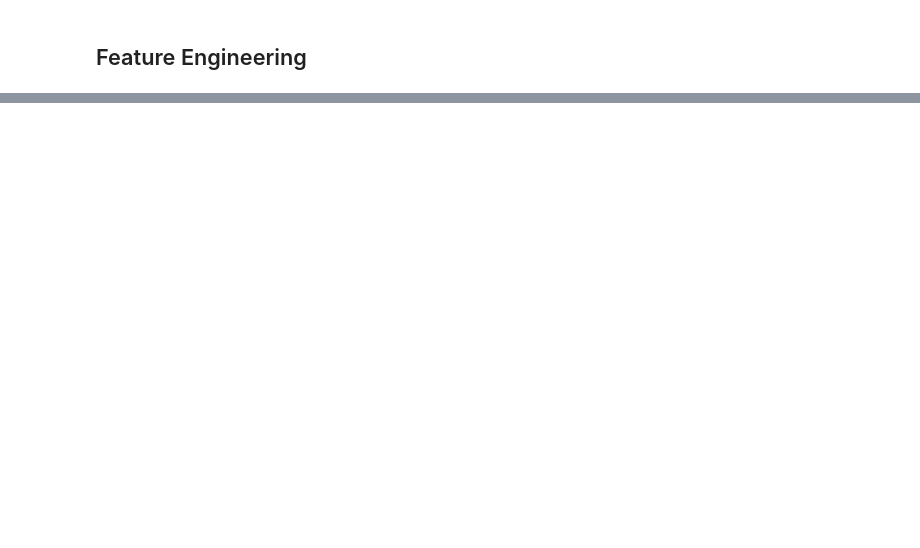
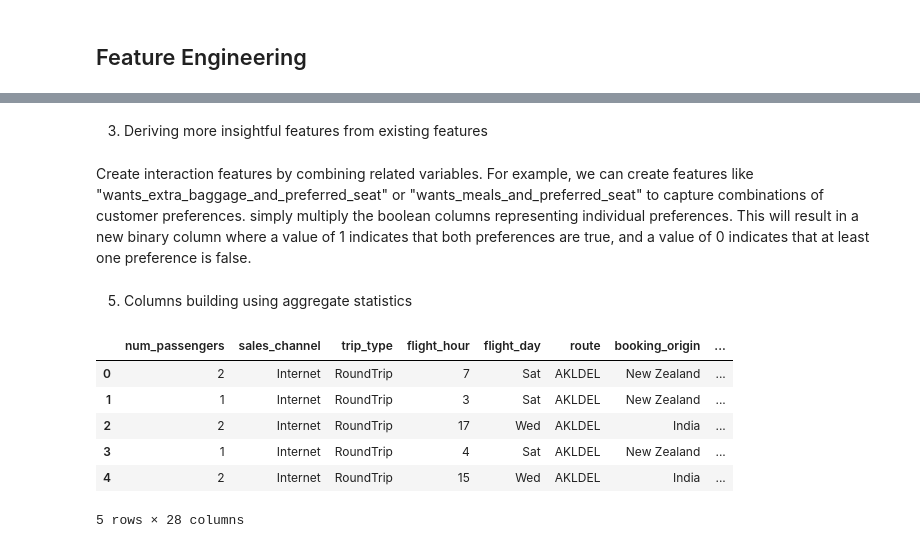
Before and after one commit to Perception-ui/fly_, a Jupyter notebook: notebook.ipynb, the cells around one changed output, grey strips where cells are left out. Drawn from its saved outputs; the diff is of its cells as text; code cells hidden in the pictures; blank space fills up the shorter version.

```diff
--- a/notebook.ipynb
+++ b/notebook.ipynb
@@ -342,0 +421,12 @@ plt.show()
+# %%
+# Define the mapping of days to integers
+day_mapping = {'Mon': 1.0, 'Tue': 2.0, 'Wed': 3.0, 'Thu': 4.0, 'Fri': 5.0, 'Sat': 6.0, 'Sun': 7.0}
+
+# Map the 'flight_day' column using the day_mapping dictionary
+df['flight_day_encoded'] = df['flight_day'].map(day_mapping)
+
+# Verify that the encoding matches the defined mapping
+print(df[['flight_day', 'flight_day_encoded']].sample(6))
+# Create 'is_weekend_flight' feature based on 'flight_day'
+
+df['is_weekend_flight'] = df['flight_day_encoded'].apply(lambda x:  1 if x >=  6 else  0)
@@ -342,0 +465,18 @@ plt.show()
+# %%
+def bin_column(data, num_bins, labels):
+    # Use pd.qcut() to bin the column
+    binned_column = pd.qcut(data, q=num_bins, labels=labels)
+    return binned_column
+
+# define quantiles
+num_bins =  3
+labels = ['Short', 'Medium', 'Long']
+column_= ['length_of_stay_hours', 'purchase_lead_hours', 'flight_duration']
+
+# Create new binned columns for each duration column
+for col in column_:
+    # Apply bin_column function to create binned column
+    df[col + '_binned'] = bin_column(df[col], num_bins, labels)
+
+# Display the DataFrame with new binned columns
+print(df.head())
@@ -342,0 +501,28 @@ plt.show()
+# %% [markdown]
+3. Deriving more insightful features from existing features
+# %% [markdown]
+Create interaction features by combining related variables. For example, we can create features like "wants_extra_baggage_and_preferred_seat" or "wants_meals_and_preferred_seat" to capture combinations of customer preferences. simply multiply the boolean columns representing individual preferences. This will result in a new binary column where a value of 1 indicates that both preferences are true, and a value of 0 indicates that at least one preference is false.
+# %%
+# Create new features for combinations of customer preferences
+df['wants_extra_baggage_and_preferred_seat'] = df['wants_extra_baggage'] & df['wants_preferred_seat']
+df['wants_meals_and_preferred_seat'] = df['wants_in_flight_meals'] & df['wants_preferred_seat']
+df['wants_extra_baggage_and_meals'] = df['wants_extra_baggage'] & df['wants_in_flight_meals']
+df['wants_all_services'] = df['wants_extra_baggage'] & df['wants_preferred_seat'] & df['wants_in_flight_meals']
+df['wants_seat_and_meals_but_no_baggage'] = (df['wants_preferred_seat'] & df['wants_in_flight_meals']) & ~df['wants_extra_baggage']
+df['wants_baggage_and_meals_but_no_seat'] = (df['wants_extra_baggage'] & df['wants_in_flight_meals']) & ~df['wants_preferred_seat']
+df['wants_baggage_and_seat_but_no_meals'] = (df['wants_extra_baggage'] & df['wants_preferred_seat']) & ~df['wants_in_flight_meals']
+# %% [markdown]
+5. Columns building using aggregate statistics
+# %%
+df[bool_cols] = df[bool_cols].astype('int')
+
+df['total_preferences'] = df['wants_extra_baggage'] + df['wants_preferred_seat'] + df['wants_in_flight_meals']
+df.head()
+# %% [output]
+|  | num_passengers | sales_channel | trip_type | flight_hour | flight_day | route | booking_origin | ... |
+| 0 | 2 | Internet | RoundTrip | 7 | Sat | AKLDEL | New Zealand | ... |
+| 1 | 1 | Internet | RoundTrip | 3 | Sat | AKLDEL | New Zealand | ... |
+| 2 | 2 | Internet | RoundTrip | 17 | Wed | AKLDEL | India | ... |
+| 3 | 1 | Internet | RoundTrip | 4 | Sat | AKLDEL | New Zealand | ... |
+| 4 | 2 | Internet | RoundTrip | 15 | Wed | AKLDEL | India | ... |
+5 rows × 28 columns
```
Also changed, not shown: parts of 50 cells of this notebook.
